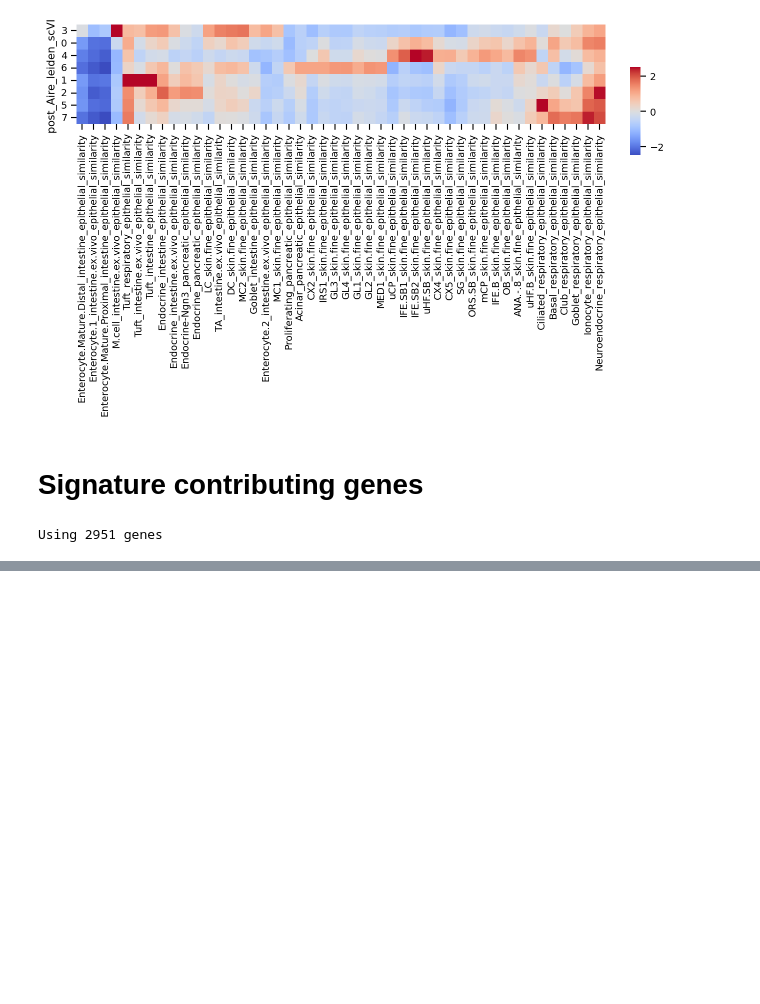
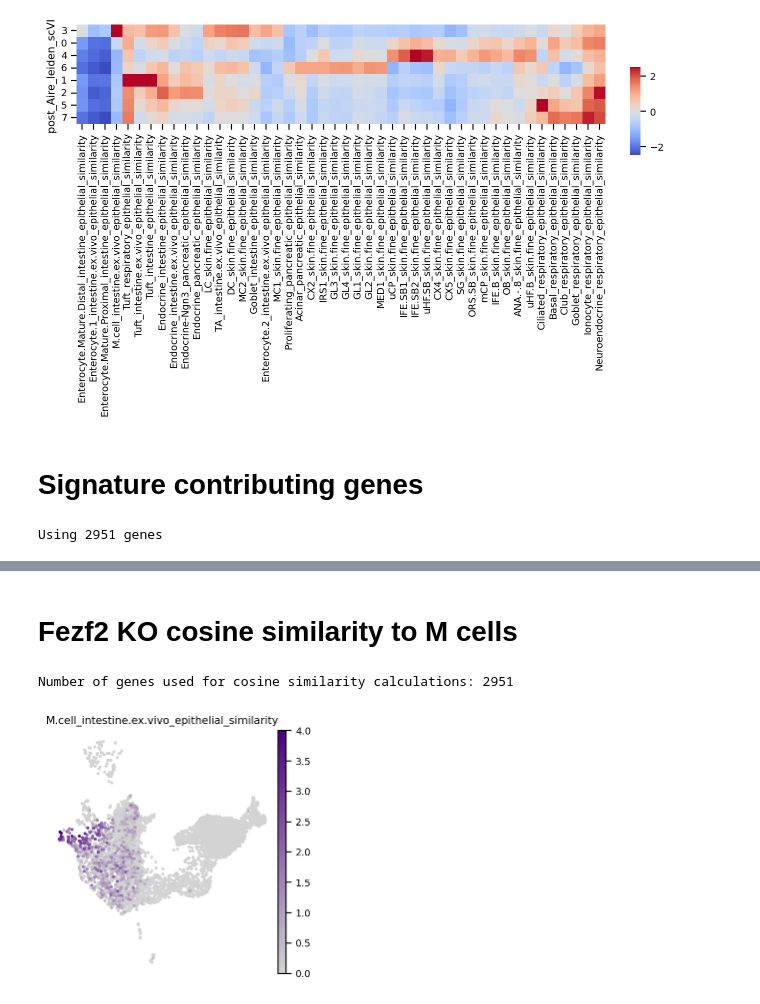
Before and after one commit to j-germino/M-cells, a Jupyter notebook: code/WT_AireKO_Fezf2_thymus/Cosine_similarity.ipynb, the cells around one changed output, grey strips where cells are left out. Drawn from its saved outputs; the diff is of its cells as text; code cells hidden in the pictures; blank space fills up the shorter version.

```diff
--- a/code/WT_AireKO_Fezf2_thymus/Cosine_similarity.ipynb
+++ b/code/WT_AireKO_Fezf2_thymus/Cosine_similarity.ipynb
@@ -350,0 +355,26 @@ plt.show()
+# %% [markdown]
+# Fezf2 KO cosine similarity to M cells
+# %%
+adata = cell_type_cosine_similarity(adata, signatures, label="epithelial_similarity")
+# %% [output]
+Number of genes used for cosine similarity calculations: 2951
+# %%
+scores = [
+    "M.cell_intestine.ex.vivo_epithelial_similarity",
+]
+colors = ["lightgrey", "indigo"]
+colormap = LinearSegmentedColormap.from_list("GyPl", colors)
+sc.settings.figdir = "../../analysis/Paper figs/S2 (Fezf2 KO)/"
+sc.pl.umap(
+    adata[adata.obs.genotype == "Fezf2_KO"],
+    color=scores,
+    legend_loc="on data",
+    legend_fontsize="xx-small",
+    cmap=colormap,
+    vmin=0,
+    vmax=4,
+    s=30,
+    save="_S2B_Fezf2_KO_M_cell_similarity.pdf"
+)
+# %% [output]
+[figure, added]
```
Also changed, not shown: parts of 7 cells of this notebook, 53 other files.
